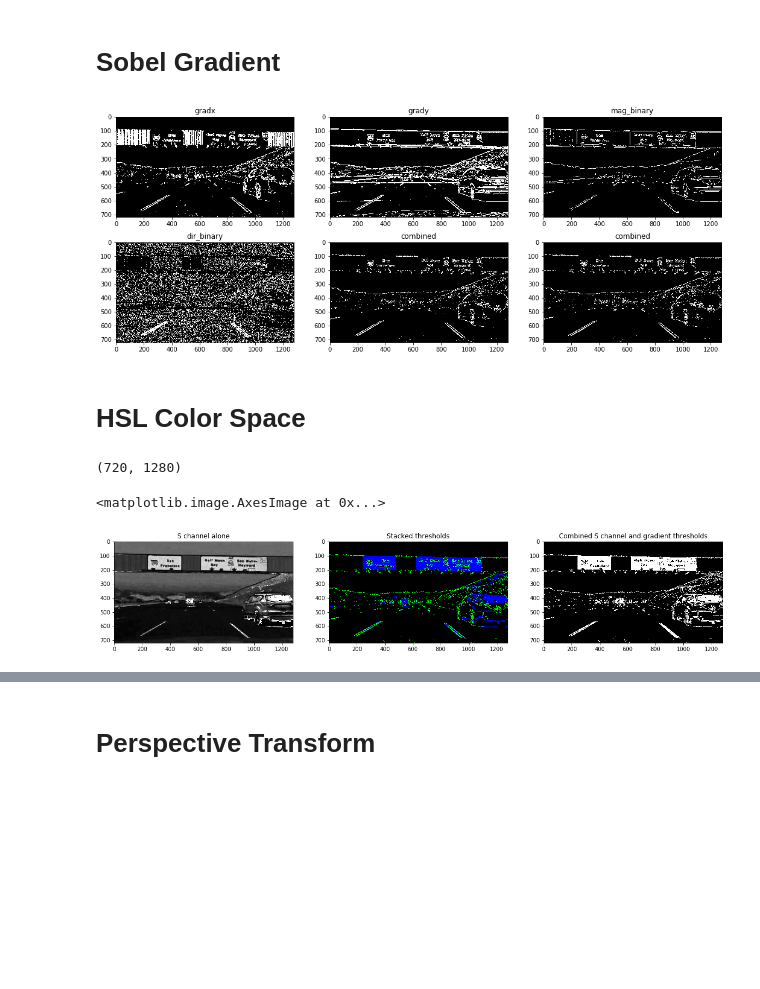
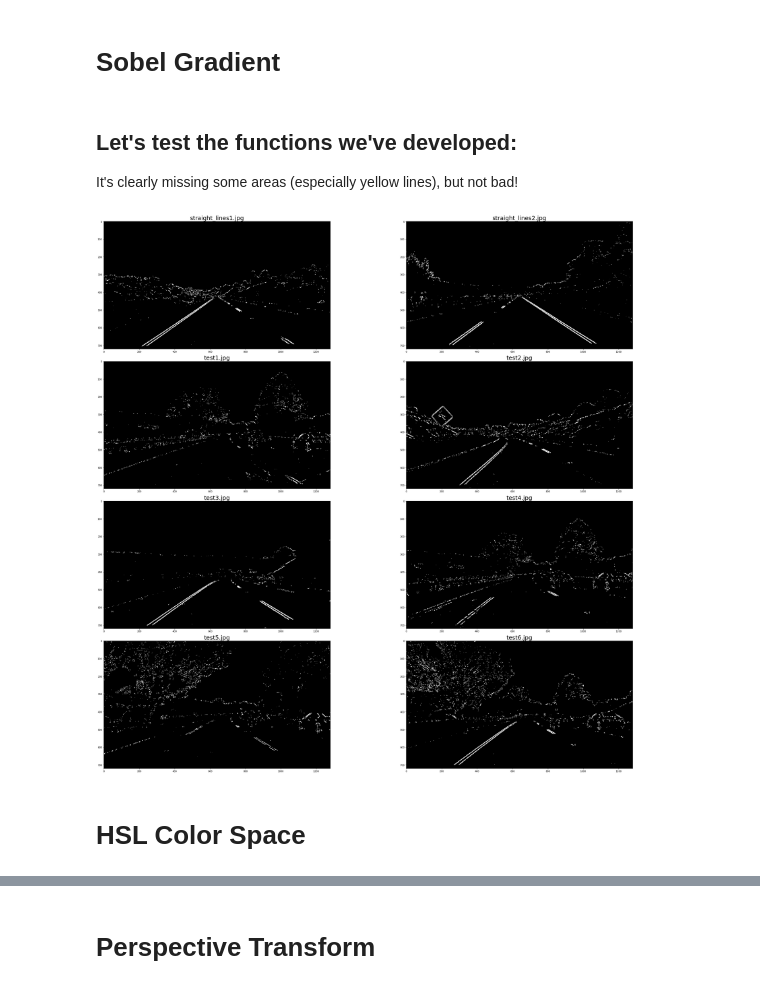
Before and after one commit to muhabdulhaq/advanced-lane-line-tracking, a Jupyter notebook: Advanced-Lane-Line-Tracking.ipynb, the cells around one changed output, grey strips where cells are left out. Saved outputs shown, nothing was run; the diff lists cells and outputs as text; code cells hidden in the pictures; blank space fills up the shorter version.

```diff
--- a/Advanced-Lane-Line-Tracking.ipynb
+++ b/Advanced-Lane-Line-Tracking.ipynb
@@ -179,49 +185,29 @@ dir_binary = dir_threshold(image, sobel_kernel=15, thresh=dir_thresh)
-# %%
-combined = np.zeros_like(dir_binary)
-combined[((gradx == 1) & (grady == 1)) | ((mag_binary == 1) & (dir_binary == 1))] = 1
-images = [gradx, grady, mag_binary, dir_binary, combined, combined]
-titles = ['gradx', 'grady', 'mag_binary', 'dir_binary', 'combined', 'combined']
-row_len = 3
-
-fig,axes=plt.subplots(len(images)//row_len, row_len, figsize=(18,7))
-# pdb.set_trace()
-for i, ax in enumerate(axes.flat):
-    filename = list(PATH.iterdir())[i]
-    img = images[i]
-    ax.imshow(img, cmap='gray')
-    ax.set_title(titles[i])
-# %% [output]
-[figure, removed]
+# %% [markdown]
+## Let's test the functions we've developed:
+
+It's clearly missing some areas (especially yellow lines), but not bad!
+# %%
+PATH = Path('./test_images/')
+n_images = len(list(PATH.iterdir()))
+row_len = 2
+image_width = 80/row_len
+image = None
+
+fig,axes=plt.subplots(n_images//row_len, row_len, figsize=(image_width,image_width/1.2))
+for i, ax in enumerate(axes.flat):
+    filename = list(PATH.iterdir())[i]
+    img = plt.imread(filename)
+    if img is None:
+        print('ERROR')
+        pdb.set_trace()
+
+    img = calibrate_image(img)
+    img = gradient_sobel(img)
+
+    ax.imshow(img, cmap='gray')
+    ax.set_title(str(filename).split('\\')[-1], fontsize=25)
+plt.tight_layout()
+# %% [output]
+[figure, added]
 # %% [markdown]
 # HSL Color Space
-# %%
-hls = cv2.cvtColor(image, cv2.COLOR_RGB2HLS)
-s_channel = hls[:,:,2]
-
-### Parameters to tune
-s_thresh_min = .5
-s_thresh_max = 1
-
-s_binary = np.zeros_like(s_channel)
-s_binary[(s_channel >= s_thresh_min) & (s_channel <= s_thresh_max)] = 1
-
-color_binary = np.dstack((np.zeros_like(s_binary), combined, s_binary)) * 255
-color_binary = color_binary.astype(np.uint8)
-
-combined_binary = np.zeros_like(s_binary)
-combined_binary[(s_binary == 1) | (combined == 1)] = 1
-
-f, (ax1, ax2, ax3) = plt.subplots(1, 3, figsize=(20,10))
-ax1.set_title('S channel alone')
-print(s_channel.shape)
-ax1.imshow(s_channel, cmap='gray')
-
-ax2.set_title('Stacked thresholds')
-ax2.imshow(color_binary)
-
-ax3.set_title('Combined S channel and gradient thresholds')
-ax3.imshow(combined_binary, cmap='gray')
-# %% [output]
-(720, 1280)
-<matplotlib.image.AxesImage at 0x...>
-[figure, removed]
```
Also changed, not shown: parts of 14 cells of this notebook.
